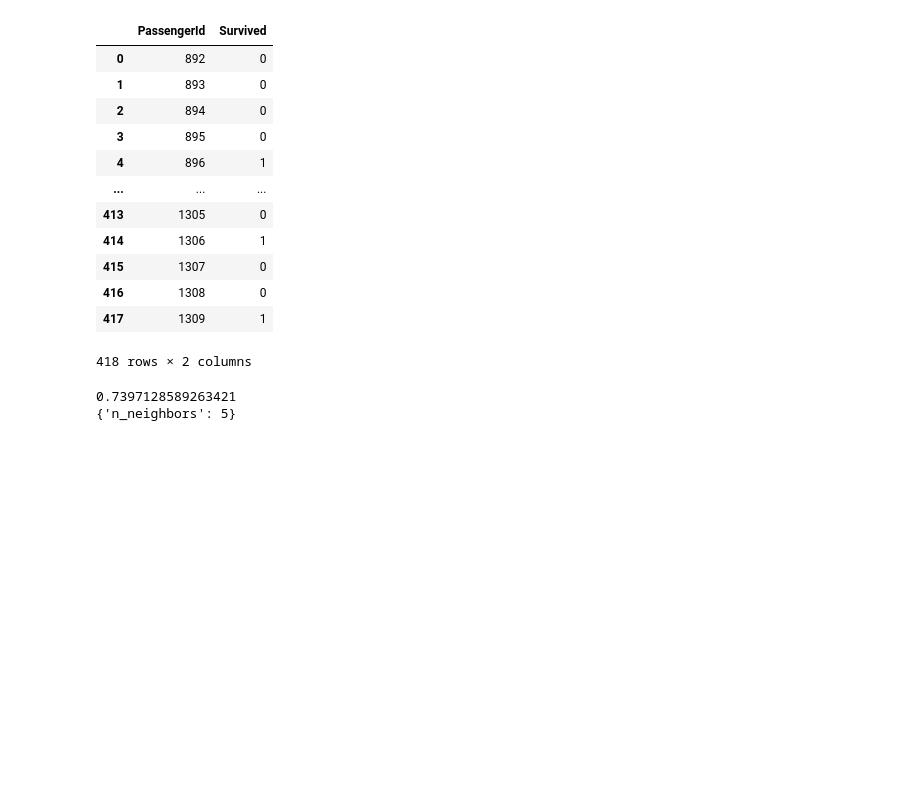
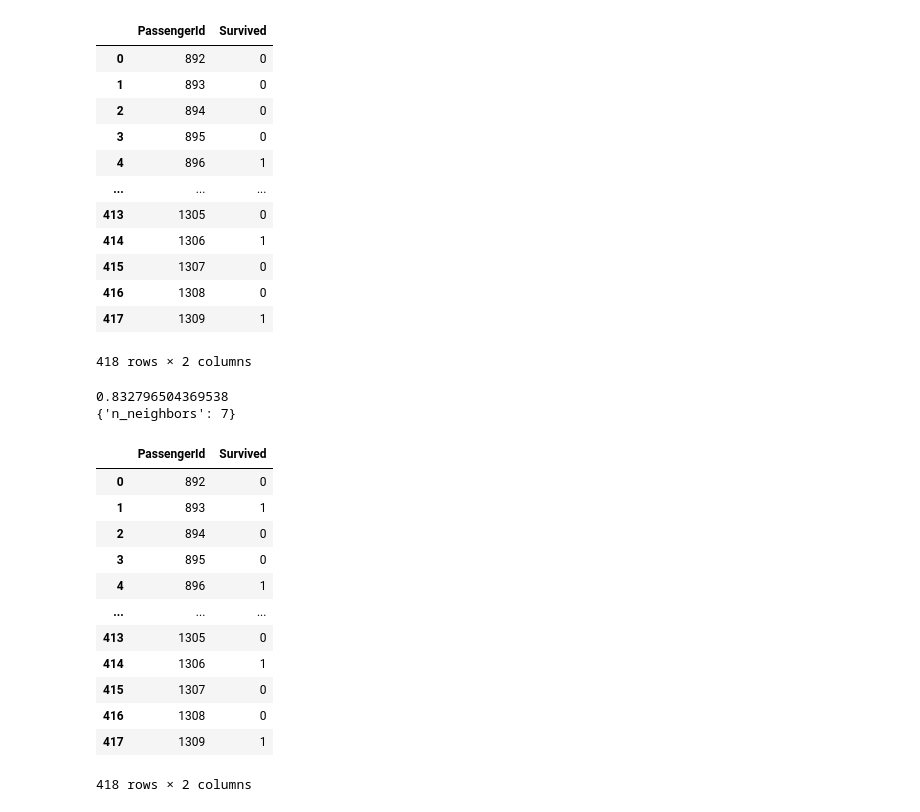
Before and after one commit to Elwing-Chou/tibaml0922, a Jupyter notebook: titanic.ipynb, the cells around one changed output. Saved outputs shown, nothing was run; the diff lists cells and outputs as text; code cells hidden in the pictures; blank space fills up the shorter version.

```diff
--- a/titanic.ipynb
+++ b/titanic.ipynb
@@ -214,6 +214,15 @@ result
 | 416 | 1308 | 0 |
 | 417 | 1309 | 1 |
 418 rows × 2 columns
+# %%
+# loc[列標籤], iloc[第幾列]
+from sklearn.preprocessing import MinMaxScaler
+scaler = MinMaxScaler()
+df_scale = scaler.fit_transform(df)
+x_scale = df_scale[:data.shape[0]]
+x_predict_scale = df_scale[data.shape[0]:]
+y = np.array(data["Survived"])
+pd.DataFrame(x_scale)
 # %%
 from sklearn.neighbors import KNeighborsClassifier
 clf = KNeighborsClassifier()
@@ -221,9 +230,33 @@ params = {
     "n_neighbors":range(5, 100)
 }
 search = GridSearchCV(clf, params, cv=10, n_jobs=-1)
-search.fit(x, y)
+search.fit(x_scale, y)
 print(search.best_score_)
 print(search.best_params_)
 # %% [output]
-0.7397128589263421
-{'n_neighbors': 5}
+0.832796504369538
+{'n_neighbors': 7}
+# %%
+clf = KNeighborsClassifier(n_neighbors=11)
+clf.fit(x_scale, y)
+pre = clf.predict(x_predict_scale)
+result = pd.DataFrame({
+    "PassengerId":predict["PassengerId"],
+    "Survived":pre
+})
+result.to_csv("knn.csv", encoding="utf-8", index=False)
+result
+# %% [output]
+|  | PassengerId | Survived |
+| 0 | 892 | 0 |
+| 1 | 893 | 1 |
+| 2 | 894 | 0 |
+| 3 | 895 | 0 |
+| 4 | 896 | 1 |
+| ... | ... | ... |
+| 413 | 1305 | 0 |
+| 414 | 1306 | 1 |
+| 415 | 1307 | 0 |
+| 416 | 1308 | 0 |
+| 417 | 1309 | 1 |
+418 rows × 2 columns
```
